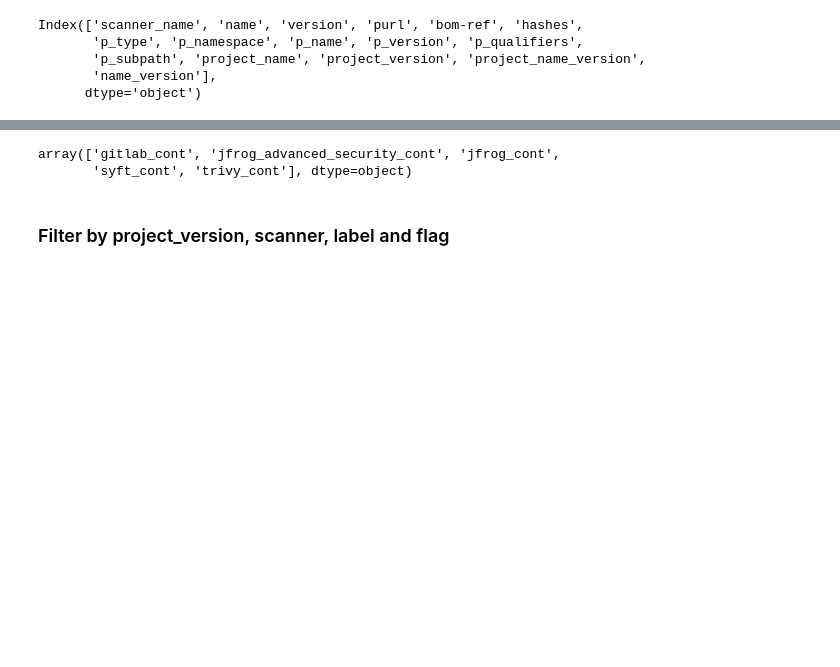
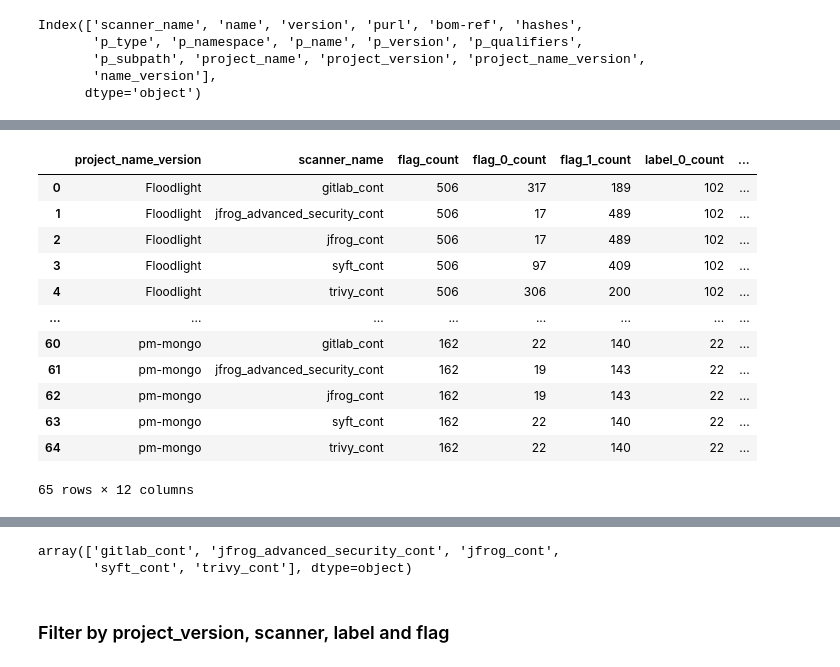
Before and after one commit to markb77/data_analysis, a Jupyter notebook: notebooks/SoftwareCompositionAnalysis.ipynb, the cells around one changed output, grey strips where cells are left out. Drawn from its saved outputs; the diff is of its cells as text; code cells hidden in the pictures; blank space fills up the shorter version.

```diff
--- a/notebooks/SoftwareCompositionAnalysis.ipynb
+++ b/notebooks/SoftwareCompositionAnalysis.ipynb
@@ -336,0 +613,30 @@ Index(['scanner_name', 'name', 'version', 'purl', 'bom-ref', 'hashes',
+# %%
+df = confusion_matrix_agg_df
+
+result = df.groupby(['project_name_version', 'scanner_name']).agg(
+    flag_count=('flag', 'count'),
+    flag_0_count=('flag', lambda x: (x == 0).sum()),
+    flag_1_count=('flag', lambda x: (x == 1).sum()),
+    label_0_count=('label', lambda x: (x == 0).sum()),
+    label_1_count=('label', lambda x: (x == 1).sum()),
+    vote_1_count=('vote', lambda x: (x == 1).sum()),
+    vote_2_count=('vote', lambda x: (x == 2).sum()),
+    vote_3_count=('vote', lambda x: (x == 3).sum()),
+    vote_4_count=('vote', lambda x: (x == 4).sum()),
+    vote_5_count=('vote', lambda x: (x == 5).sum())
+).reset_index()
+result
+# %% [output]
+|  | project_name_version | scanner_name | flag_count | flag_0_count | flag_1_count | label_0_count | ... |
+| 0 | Floodlight | gitlab_cont | 506 | 317 | 189 | 102 | ... |
+| 1 | Floodlight | jfrog_advanced_security_cont | 506 | 17 | 489 | 102 | ... |
+| 2 | Floodlight | jfrog_cont | 506 | 17 | 489 | 102 | ... |
+| 3 | Floodlight | syft_cont | 506 | 97 | 409 | 102 | ... |
+| 4 | Floodlight | trivy_cont | 506 | 306 | 200 | 102 | ... |
+| ... | ... | ... | ... | ... | ... | ... | ... |
+| 60 | pm-mongo | gitlab_cont | 162 | 22 | 140 | 22 | ... |
+| 61 | pm-mongo | jfrog_advanced_security_cont | 162 | 19 | 143 | 22 | ... |
+| 62 | pm-mongo | jfrog_cont | 162 | 19 | 143 | 22 | ... |
+| 63 | pm-mongo | syft_cont | 162 | 22 | 140 | 22 | ... |
+| 64 | pm-mongo | trivy_cont | 162 | 22 | 140 | 22 | ... |
+65 rows × 12 columns
```
Also changed, not shown: parts of 59 cells of this notebook, 2 other files.
